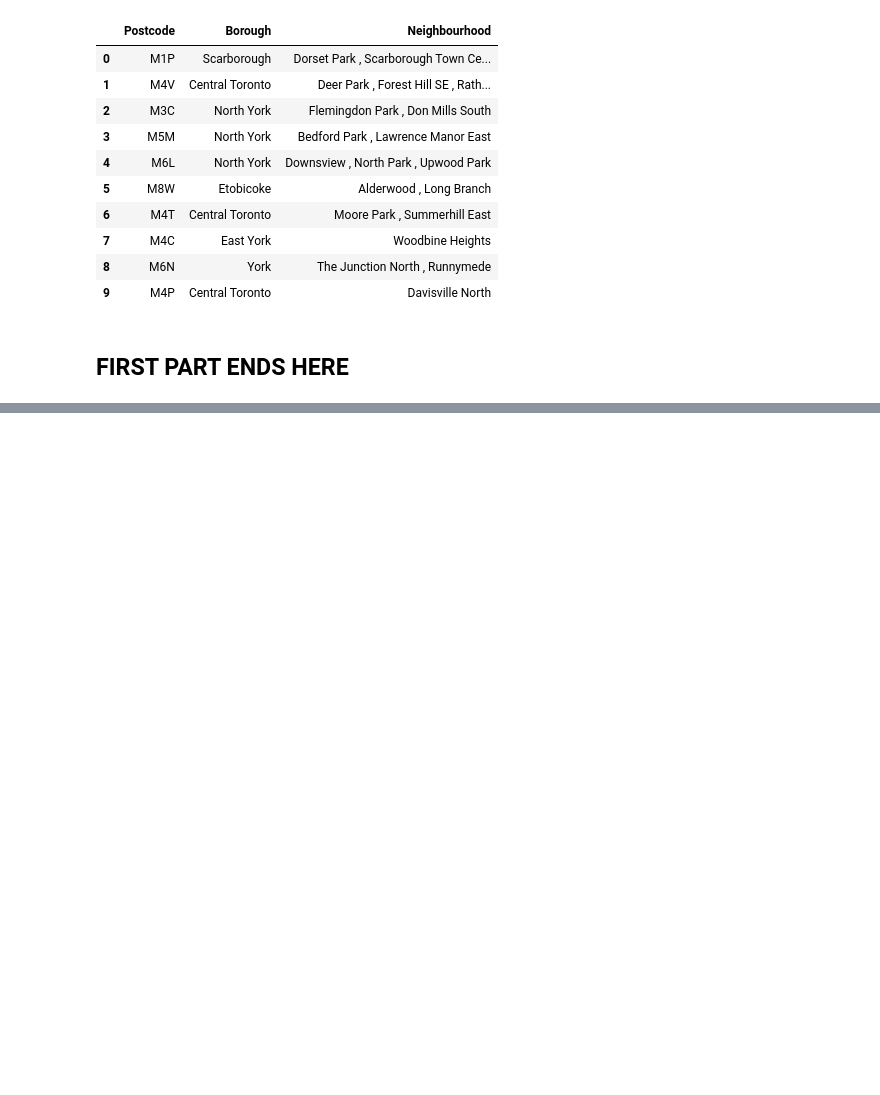
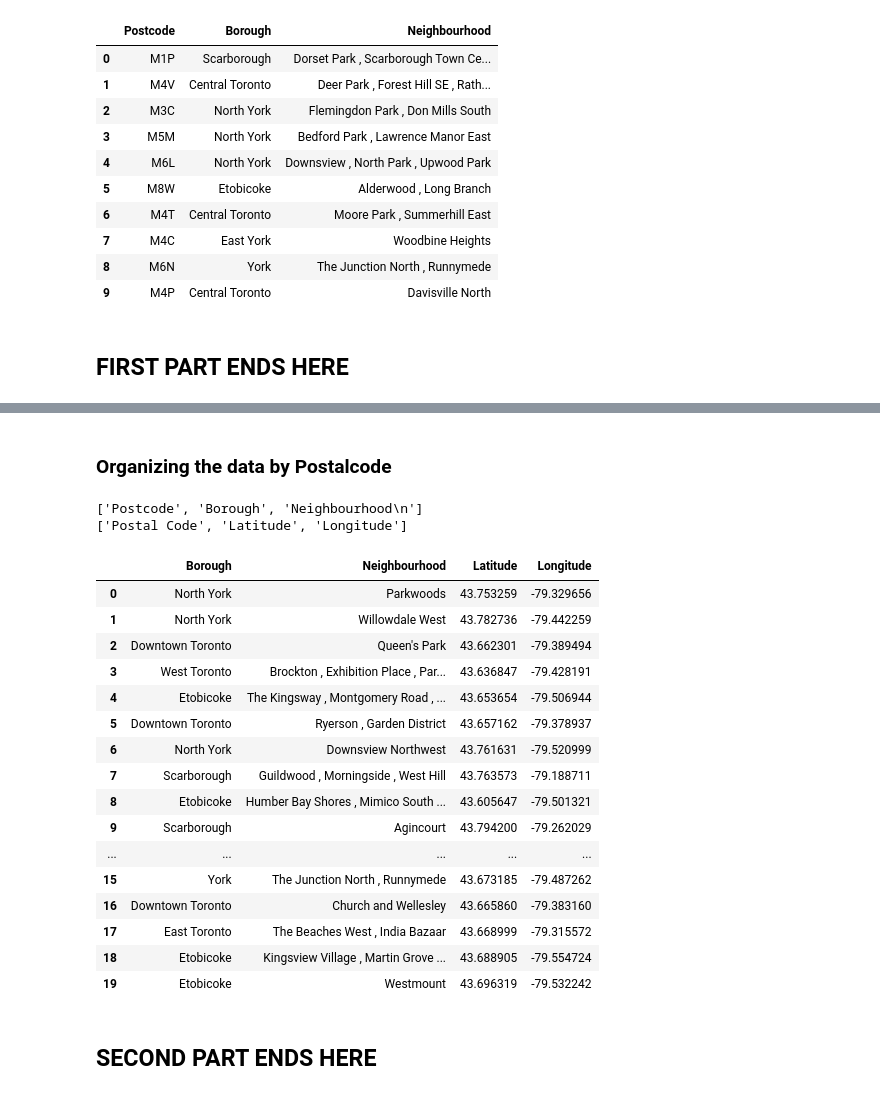
Before and after one commit to vimpicode/Capstones-and-other-assignment-projects, a Jupyter notebook: Segment Cluster Neighborhoods in Toronto.ipynb, the cells around one changed output, grey strips where cells are left out. Drawn from its saved outputs; the diff is of its cells as text; code cells hidden in the pictures; blank space fills up the shorter version.

Commit message:
Week 3: Part 2 Segment_Clust_Neighbor_ Toronto
This is the second part of week 3 assignment for Segmenting and Clustering Neighborhoods in Toronto

```diff
--- a/Segment Cluster Neighborhoods in Toronto.ipynb
+++ b/Segment Cluster Neighborhoods in Toronto.ipynb
@@ -169,0 +199,5 @@ df.head(10)
+# %%
+# lets generate the latitude and longitude of the data
+url2="http://cocl.us/Geospatial_data"
+geo_data=pd.read_csv(url2)
+geo_data.head(10)
@@ -169,0 +216,33 @@ df.head(10)
+# %% [markdown]
+### Organizing the data by Postalcode
+# %%
+# Now lets incomporate the latitude and longitude generated earlier into the main table
+print(list(df))
+print(list(geo_data))
+
+# Lets generate the data and order it by Postalcode
+full_table = df.set_index('Postcode').join(geo_data.set_index('Postal Code'))
+full_table = full_table.sample(frac=1).reset_index(drop=True)
+full_table.head(20)
+# %% [output]
+['Postcode', 'Borough', 'Neighbourhood\n']
+['Postal Code', 'Latitude', 'Longitude']
+|  | Borough | Neighbourhood | Latitude | Longitude |
+| 0 | North York | Parkwoods | 43.753259 | -79.329656 |
+| 1 | North York | Willowdale West | 43.782736 | -79.442259 |
+| 2 | Downtown Toronto | Queen's Park | 43.662301 | -79.389494 |
+| 3 | West Toronto | Brockton , Exhibition Place , Par... | 43.636847 | -79.428191 |
+| 4 | Etobicoke | The Kingsway , Montgomery Road , ... | 43.653654 | -79.506944 |
+| 5 | Downtown Toronto | Ryerson , Garden District | 43.657162 | -79.378937 |
+| 6 | North York | Downsview Northwest | 43.761631 | -79.520999 |
+| 7 | Scarborough | Guildwood , Morningside , West Hill | 43.763573 | -79.188711 |
+| 8 | Etobicoke | Humber Bay Shores , Mimico South ... | 43.605647 | -79.501321 |
+| 9 | Scarborough | Agincourt | 43.794200 | -79.262029 |
+| ... | ... | ... | ... | ... |
+| 15 | York | The Junction North , Runnymede | 43.673185 | -79.487262 |
+| 16 | Downtown Toronto | Church and Wellesley | 43.665860 | -79.383160 |
+| 17 | East Toronto | The Beaches West , India Bazaar | 43.668999 | -79.315572 |
+| 18 | Etobicoke | Kingsview Village , Martin Grove ... | 43.688905 | -79.554724 |
+| 19 | Etobicoke | Westmount | 43.696319 | -79.532242 |
+# %% [markdown]
+## SECOND PART ENDS HERE
```
Also changed, not shown: parts of 4 cells of this notebook.
